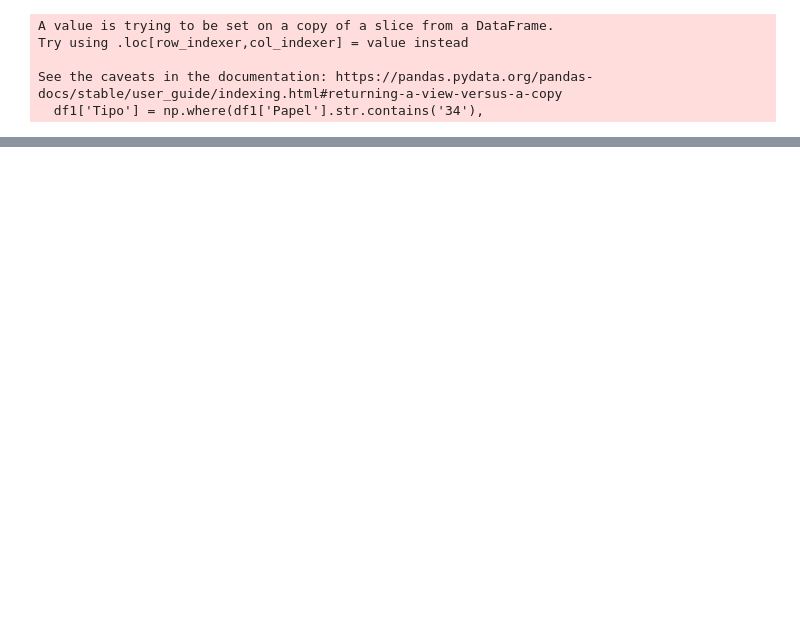
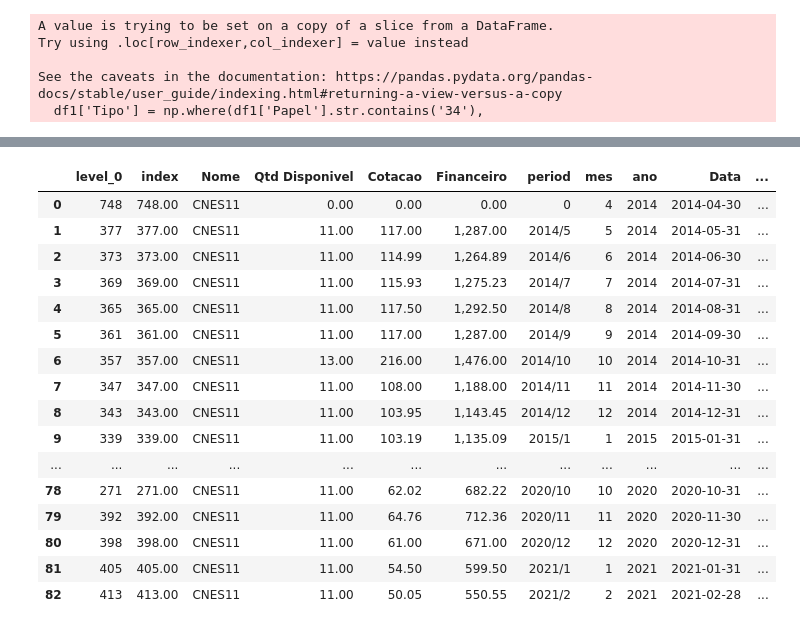
Before and after one commit to gabrielmlg/finance-app, a Jupyter notebook: new-finance-app/test.ipynb, the cells around one changed output, grey strips where cells are left out. Cells and saved outputs as stored; diff of their text form; code cells hidden in the pictures; blank space fills up the shorter version.

```diff
--- a/new-finance-app/test.ipynb
+++ b/new-finance-app/test.ipynb
@@ -69,0 +96,20 @@ See the caveats in the documentation: https://pandas.pydata.org/pandas-docs/stab
+# %%
+df[df['Nome'] == 'CNES11']
+# %% [output]
+|  | level_0 | index | Nome | Qtd Disponivel | Cotacao | Financeiro | period | mes | ano | Data | ... |
+| 0 | 748 | 748.00 | CNES11 | 0.00 | 0.00 | 0.00 | 0 | 4 | 2014 | 2014-04-30 | ... |
+| 1 | 377 | 377.00 | CNES11 | 11.00 | 117.00 | 1,287.00 | 2014/5 | 5 | 2014 | 2014-05-31 | ... |
+| 2 | 373 | 373.00 | CNES11 | 11.00 | 114.99 | 1,264.89 | 2014/6 | 6 | 2014 | 2014-06-30 | ... |
+| 3 | 369 | 369.00 | CNES11 | 11.00 | 115.93 | 1,275.23 | 2014/7 | 7 | 2014 | 2014-07-31 | ... |
+| 4 | 365 | 365.00 | CNES11 | 11.00 | 117.50 | 1,292.50 | 2014/8 | 8 | 2014 | 2014-08-31 | ... |
+| 5 | 361 | 361.00 | CNES11 | 11.00 | 117.00 | 1,287.00 | 2014/9 | 9 | 2014 | 2014-09-30 | ... |
+| 6 | 357 | 357.00 | CNES11 | 13.00 | 216.00 | 1,476.00 | 2014/10 | 10 | 2014 | 2014-10-31 | ... |
+| 7 | 347 | 347.00 | CNES11 | 11.00 | 108.00 | 1,188.00 | 2014/11 | 11 | 2014 | 2014-11-30 | ... |
+| 8 | 343 | 343.00 | CNES11 | 11.00 | 103.95 | 1,143.45 | 2014/12 | 12 | 2014 | 2014-12-31 | ... |
+| 9 | 339 | 339.00 | CNES11 | 11.00 | 103.19 | 1,135.09 | 2015/1 | 1 | 2015 | 2015-01-31 | ... |
+| ... | ... | ... | ... | ... | ... | ... | ... | ... | ... | ... | ... |
+| 78 | 271 | 271.00 | CNES11 | 11.00 | 62.02 | 682.22 | 2020/10 | 10 | 2020 | 2020-10-31 | ... |
+| 79 | 392 | 392.00 | CNES11 | 11.00 | 64.76 | 712.36 | 2020/11 | 11 | 2020 | 2020-11-30 | ... |
+| 80 | 398 | 398.00 | CNES11 | 11.00 | 61.00 | 671.00 | 2020/12 | 12 | 2020 | 2020-12-31 | ... |
+| 81 | 405 | 405.00 | CNES11 | 11.00 | 54.50 | 599.50 | 2021/1 | 1 | 2021 | 2021-01-31 | ... |
+| 82 | 413 | 413.00 | CNES11 | 11.00 | 50.05 | 550.55 | 2021/2 | 2 | 2021 | 2021-02-28 | ... |
```
Also changed, not shown: parts of 28 cells of this notebook, 4 other files.
